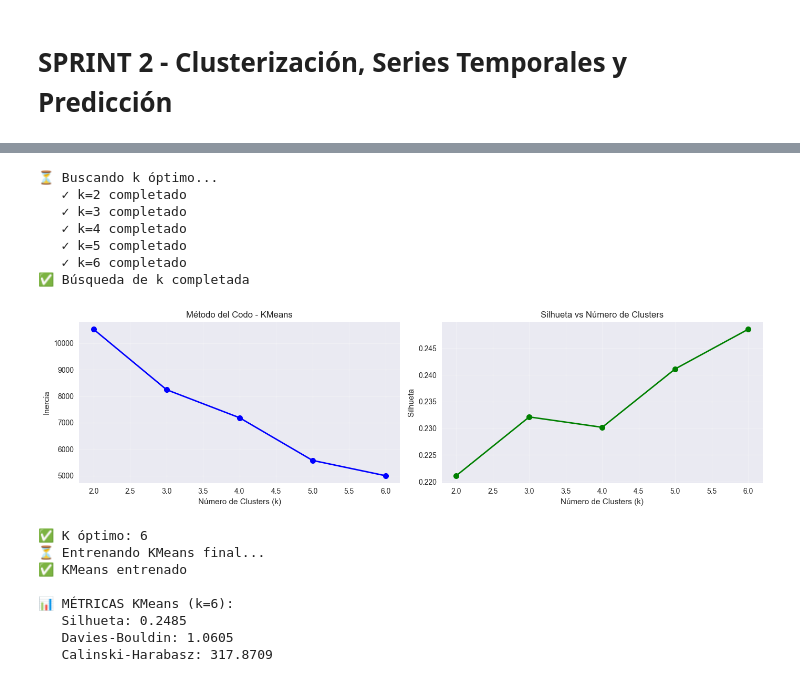
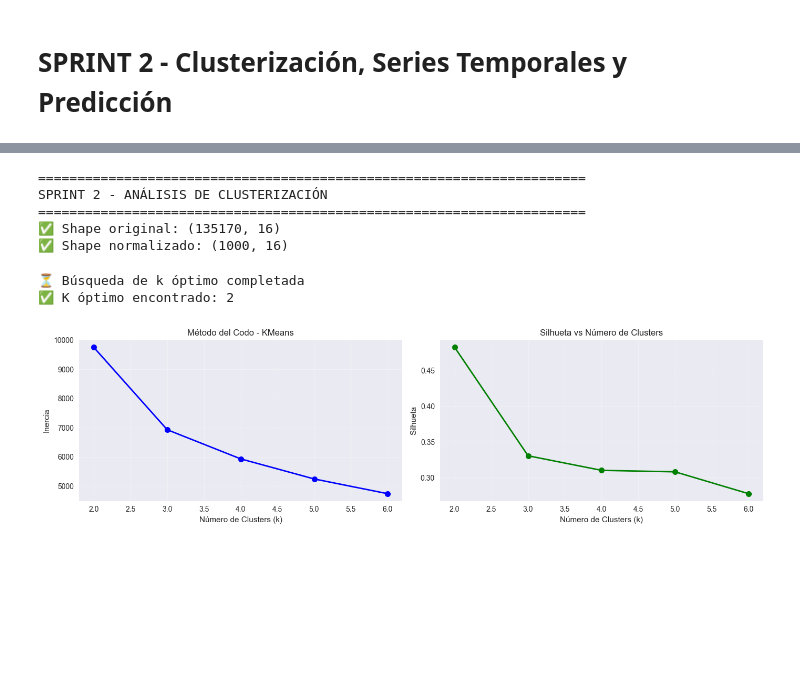
Before and after one commit to GermanCastellanos/Proyecto-Inteligencia-de-negocios, a Jupyter notebook: Proyecto_ICFES.ipynb, the cells around one changed output, grey strips where cells are left out. Cells and saved outputs as stored; diff of their text form; code cells hidden in the pictures; blank space fills up the shorter version.

```diff
--- a/Proyecto_ICFES.ipynb
+++ b/Proyecto_ICFES.ipynb
@@ -772,59 +779,43 @@ SPRINT 2 - ANÁLISIS DE CLUSTERIZACIÓN
+# %%
+clustering = ClusteringEngine()
+prep = clustering.prepare_data(dfclean, sample_size=1000)
+
+print(f"\n{'='*70}")
+print("SPRINT 2 - ANÁLISIS DE CLUSTERIZACIÓN")
+print('='*70)
+print(f"✅ Shape original: {prep['original_shape']}")
+print(f"✅ Shape normalizado: {prep['normalized_shape']}")
+# %% [output]
+======================================================================
+SPRINT 2 - ANÁLISIS DE CLUSTERIZACIÓN
+======================================================================
+✅ Shape original: (135170, 16)
+✅ Shape normalizado: (1000, 16)
 # %%
-print(f"\n⏳ Buscando k óptimo...")
-inertias = []
-silhouettes = []
-K_range = range(2, 7)
-for k in K_range:
-    kmeans_temp = KMeans(n_clusters=k, random_state=42, n_init=5, max_iter=100)
-    kmeans_temp.fit(X_scaled)
-    inertias.append(kmeans_temp.inertia_)
-    silhouettes.append(silhouette_score(X_scaled, kmeans_temp.labels_))
-    print(f"   ✓ k={k} completado")
-print("✅ Búsqueda de k completada")
+analysis = AnalysisEngine()
+k_results = analysis.find_optimal_k(clustering.X_scaled, k_range=range(2, 7))
 
-# Corrección aquí:
+print(f"\n⏳ Búsqueda de k óptimo completada")
+print(f"✅ K óptimo encontrado: {k_results['k_optimal']}")
+
+# Visualizar método del codo y silhueta
 fig, axes = plt.subplots(1, 2, figsize=(14, 4))
-axes[0].plot(K_range, inertias, 'bo-', linewidth=2, markersize=8)
+
+axes[0].plot(k_results['k_range'], k_results['inertias'], 'bo-', linewidth=2, markersize=8)
 axes[0].set_xlabel('Número de Clusters (k)')
 axes[0].set_ylabel('Inercia')
 axes[0].set_title('Método del Codo - KMeans')
 axes[0].grid(True, alpha=0.3)
-axes[1].plot(K_range, silhouettes, 'go-', linewidth=2, markersize=8)
+
+axes[1].plot(k_results['k_range'], k_results['silhouettes'], 'go-', linewidth=2, markersize=8)
 axes[1].set_xlabel('Número de Clusters (k)')
 axes[1].set_ylabel('Silhueta')
 axes[1].set_title('Silhueta vs Número de Clusters')
 axes[1].grid(True, alpha=0.3)
+
 plt.tight_layout()
 plt.show()
-
-k_optimal = list(K_range)[np.argmax(silhouettes)]
-print(f"\n✅ K óptimo: {k_optimal}")
-
-print(f"⏳ Entrenando KMeans final...")
-kmeans = KMeans(n_clusters=k_optimal, random_state=42, n_init=5, max_iter=100)
-kmeans_labels = kmeans.fit_predict(X_scaled)
-sil_kmeans = silhouette_score(X_scaled, kmeans_labels)
-db_kmeans = davies_bouldin_score(X_scaled, kmeans_labels)
-ch_kmeans = calinski_harabasz_score(X_scaled, kmeans_labels)
-print(f"✅ KMeans entrenado")
-print(f"\n📊 MÉTRICAS KMeans (k={k_optimal}):")
-print(f"   Silhueta: {sil_kmeans:.4f}")
-print(f"   Davies-Bouldin: {db_kmeans:.4f}")
-print(f"   Calinski-Harabasz: {ch_kmeans:.4f}")
 # %% [output]
-⏳ Buscando k óptimo...
-   ✓ k=2 completado
-   ✓ k=3 completado
-   ✓ k=4 completado
-   ✓ k=5 completado
-   ✓ k=6 completado
-✅ Búsqueda de k completada
+⏳ Búsqueda de k óptimo completada
+✅ K óptimo encontrado: 2
-[figure, old version]
+[figure, new version]
-✅ K óptimo: 6
-⏳ Entrenando KMeans final...
-✅ KMeans entrenado
-
-📊 MÉTRICAS KMeans (k=6):
-   Silhueta: 0.2485
-   Davies-Bouldin: 1.0605
-   Calinski-Harabasz: 317.8709
```
Also changed, not shown: parts of 17 cells of this notebook, 3 other files.
